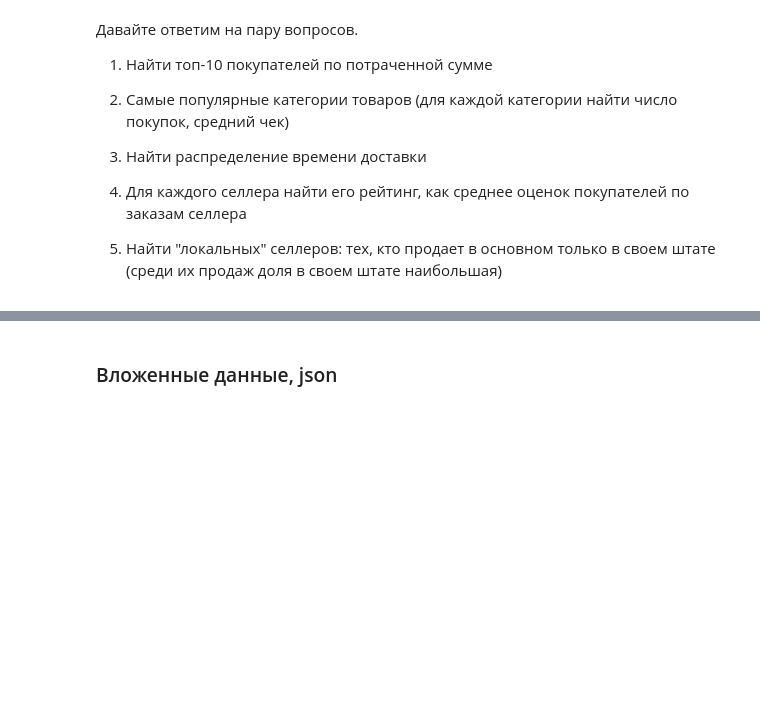
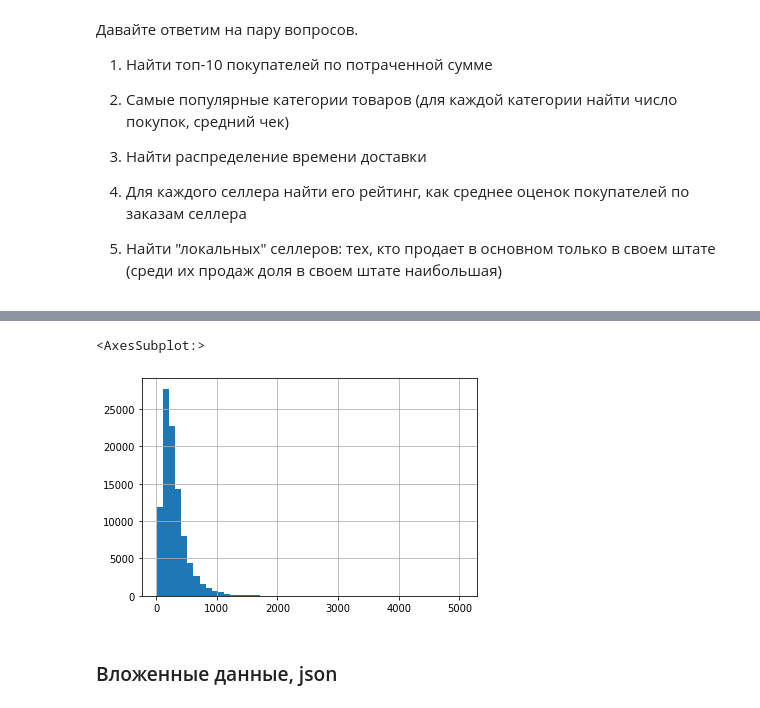
Before and after one commit to IlonaParik/SPBGU-Analitics-2021, a Jupyter notebook: lessons/24-11-2021/pandas.ipynb, the cells around one changed output, grey strips where cells are left out. Drawn from its saved outputs; the diff is of its cells as text; code cells hidden in the pictures; blank space fills up the shorter version.

```diff
--- a/lessons/24-11-2021/pandas.ipynb
+++ b/lessons/24-11-2021/pandas.ipynb
@@ -29,0 +258,7 @@ os.listdir("data")
+# %%
+orders_data.dropna(subset=['order_delivered_customer_date'], inplace=True)
+# %%
+orders_data['order_purchase_timestamp'] = orders_data['order_purchase_timestamp'].apply(lambda x: datetime.strptime(x, '%Y-%m-%d %H:%M:%S'))
+orders_data['order_delivered_customer_date'] = orders_data['order_delivered_customer_date'].apply(lambda x: datetime.strptime(x, '%Y-%m-%d %H:%M:%S'))
+# %%
+orders_data['delivery_time'] = orders_data['order_delivered_customer_date'] - orders_data['order_purchase_timestamp']
@@ -30,3 +274,10 @@ os.listdir("data")
+# %%
+orders_data['delivery_time_hrs'] = orders_data['delivery_time'].apply(lambda x: x.total_seconds()/3600)
+# %%
+orders_data['delivery_time_hrs'].hist(bins=50)
+# %% [output]
+<AxesSubplot:>
+[figure, added]
 # %% [markdown]
 ### Вложенные данные, json
 # %% [markdown]
```
Also changed, not shown: parts of 41 cells of this notebook.
